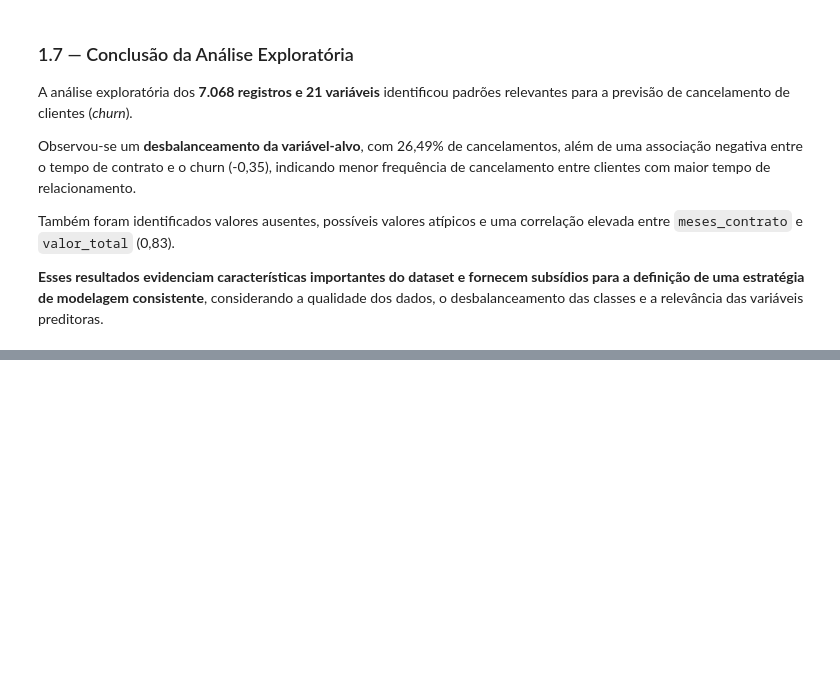
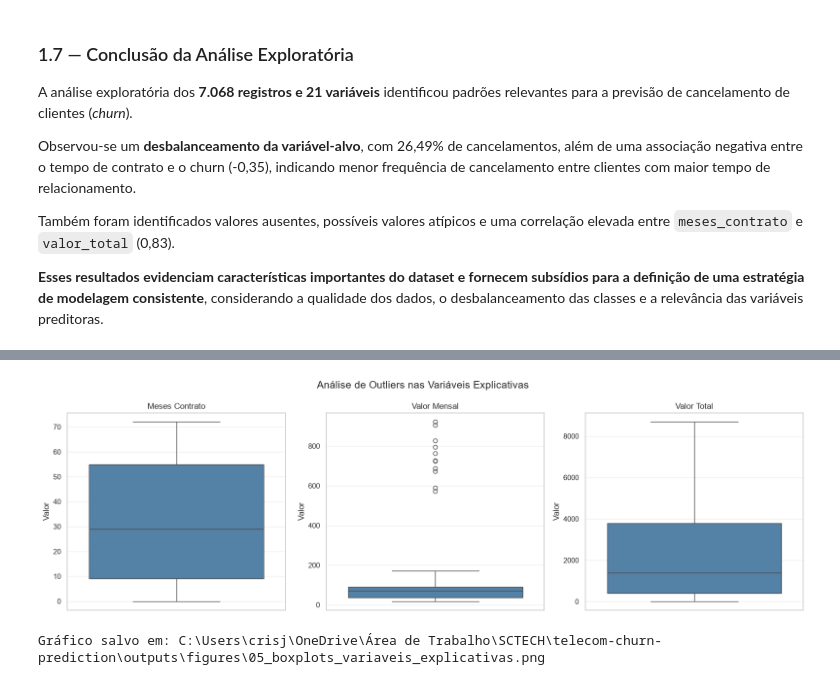
Before and after one commit to Cristina-Freitas/telecom-churn-prediction, a Jupyter notebook: notebooks/01_analise_exploratoria.ipynb, the cells around one changed output, grey strips where cells are left out. Saved outputs shown, nothing was run; the diff lists cells and outputs as text; code cells hidden in the pictures; blank space fills up the shorter version.

```diff
--- a/notebooks/01_analise_exploratoria.ipynb
+++ b/notebooks/01_analise_exploratoria.ipynb
@@ -476,0 +746,59 @@ Também foram identificados valores ausentes, possíveis valores atípicos e uma
+# %%
+# ============================================================
+# 2.3 — IDENTIFICAÇÃO DE OUTLIERS COM BOXPLOTS
+# ============================================================
+
+# Variáveis numéricas explicativas
+colunas_boxplot = [
+    "meses_contrato",
+    "valor_mensal",
+    "valor_total"
+]
+
+# Diretório de saída
+DIRETORIO_FIGURAS = RAIZ_PROJETO / "outputs" / "figures"
+DIRETORIO_FIGURAS.mkdir(parents=True, exist_ok=True)
+
+# Construção dos boxplots
+fig, axes = plt.subplots(
+    nrows=1,
+    ncols=len(colunas_boxplot),
+    figsize=(16, 5)
+)
+
+for ax, coluna in zip(axes, colunas_boxplot):
+
+    sns.boxplot(
+        y=df_tratado[coluna].dropna(),
+        color="steelblue",
+        ax=ax
+    )
+
+    ax.set_title(coluna.replace("_", " ").title())
+    ax.set_ylabel("Valor")
+    ax.grid(axis="y", alpha=0.3)
+
+fig.suptitle(
+    "Análise de Outliers nas Variáveis Explicativas",
+    fontsize=15
+)
+
+plt.tight_layout()
+
+# Salvamento automático
+CAMINHO_GRAFICO = (
+    DIRETORIO_FIGURAS / "05_boxplots_variaveis_explicativas.png"
+)
+
+fig.savefig(
+    CAMINHO_GRAFICO,
+    dpi=300,
+    bbox_inches="tight"
+)
+
+plt.show()
+
+print(f"Gráfico salvo em: {CAMINHO_GRAFICO}")
+# %% [output]
+[figure, added]
+Gráfico salvo em: C:\Users\crisj\OneDrive\Área de Trabalho\SCTECH\telecom-churn-prediction\outputs\figures\05_boxplots_variaveis_explicativas.png
```
Also changed, not shown: parts of 21 cells of this notebook, 7 other files.
